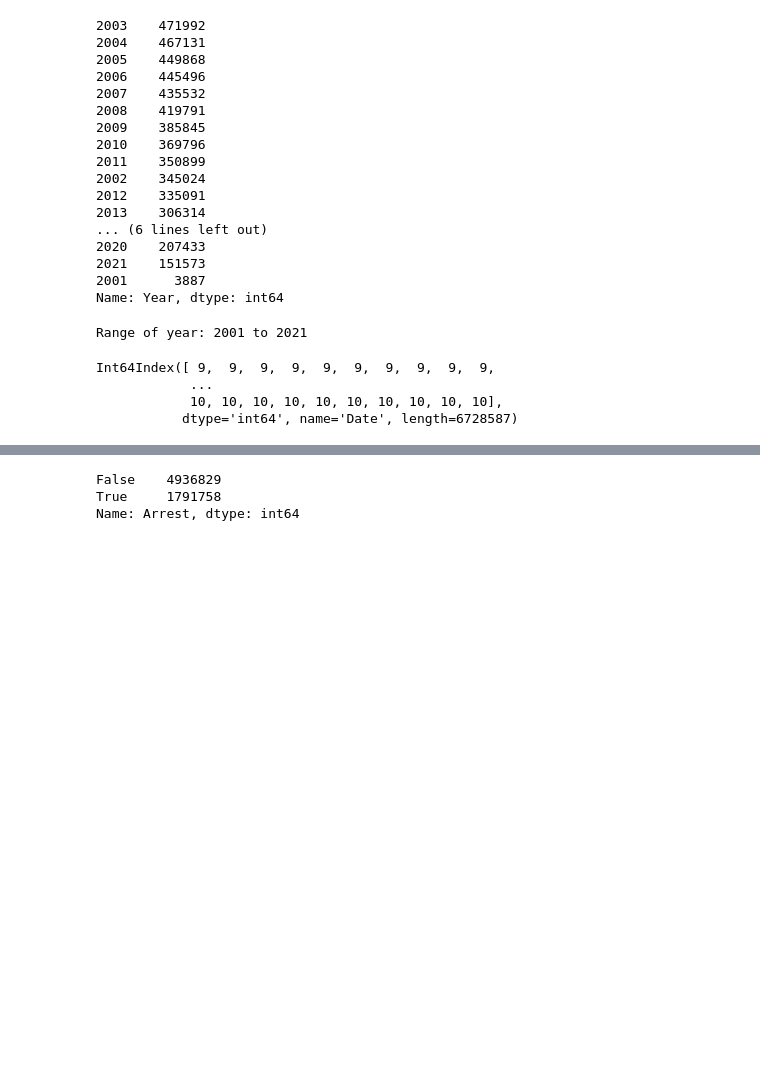
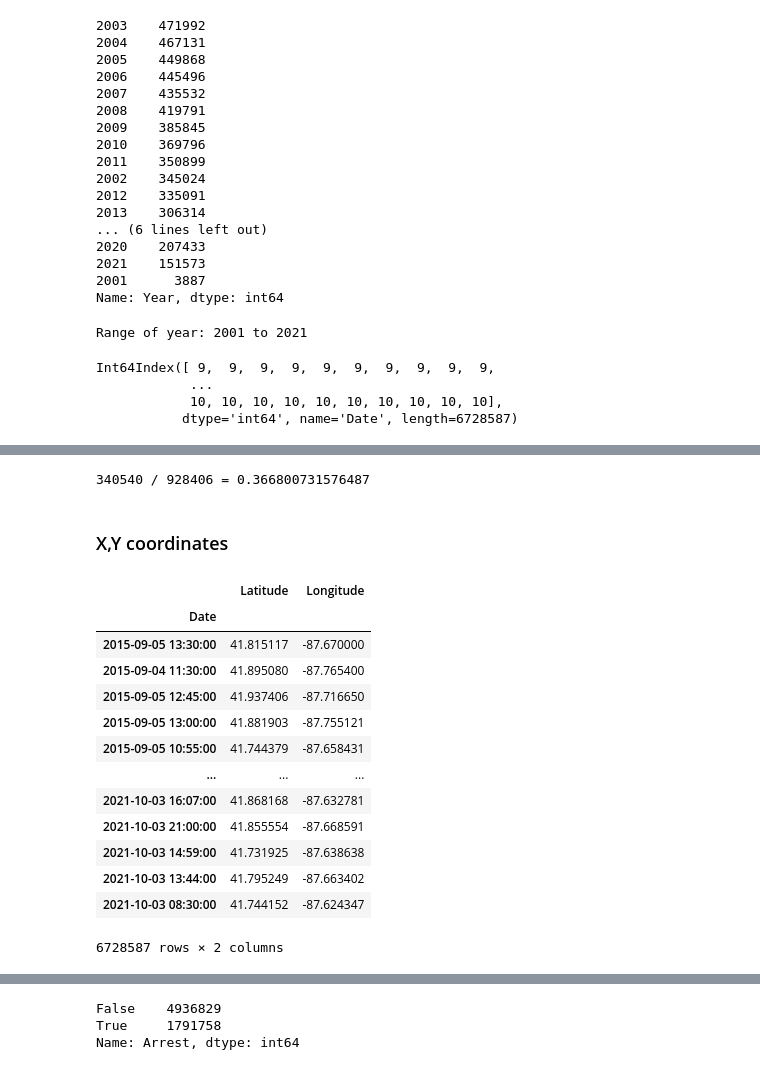
Before and after one commit to ajshedivy/CrimeAnalysisML, a Jupyter notebook: EDA/data_download.ipynb, the cells around one changed output, grey strips where cells are left out. Cells and saved outputs as stored; diff of their text form; code cells hidden in the pictures; blank space fills up the shorter version.

```diff
--- a/EDA/data_download.ipynb
+++ b/EDA/data_download.ipynb
@@ -158,0 +165,6 @@ data.shape
+# %%
+from pandas.tseries.holiday import USFederalHolidayCalendar as calendar
+
+cal = calendar()
+holidays = cal.holidays(start=data['Datetime'].min(), end=data['Datetime'].max())
+data['Holiday'] = data['Datetime'].dt.date.astype('datetime64').isin(holidays)
@@ -158,0 +179,23 @@ data.shape
+# %%
+from datetime import datetime, time
+
+def time_in_range(start, end, x):
+    """Return true if x is in the inclusive range [start, end]"""
+    if start <= end:
+        return start <= x <= end
+    else:
+        return start <= x or x <= end
+
+def map_business_hours(date):
+
+    # Convert military time to AM & PM
+    time_parsed = date.time()
+    business_start = time(8, 0, 0)
+    business_end = time(18, 0, 0)
+
+    if time_in_range(business_start, business_end, time_parsed):
+        return 1
+    else:
+        return 0
+
+data['BusinessHour'] = data['Datetime'].map(map_business_hours).astype('uint8')
@@ -158,0 +214,2 @@ data.shape
+# %%
+data['Season'] = (data['Month']%12 + 3) // 3
@@ -158,0 +278,25 @@ data.shape
+# %%
+res_domestic = data[(data['Location Description'] == 'RESIDENCE') & (data['Domestic'] == True)].shape[0]
+total_domestic = data[data.Domestic == True].shape[0]
+print(f"{res_domestic} / {total_domestic} = {res_domestic/total_domestic}")
+# %% [output]
+340540 / 928406 = 0.366800731576487
+# %% [markdown]
+### X,Y coordinates
+# %%
+data.loc[:, ['Latitude', 'Longitude']]
+# %% [output]
+|  | Latitude | Longitude |
+| Date |  |  |
+| 2015-09-05 13:30:00 | 41.815117 | -87.670000 |
+| 2015-09-04 11:30:00 | 41.895080 | -87.765400 |
+| 2015-09-05 12:45:00 | 41.937406 | -87.716650 |
+| 2015-09-05 13:00:00 | 41.881903 | -87.755121 |
+| 2015-09-05 10:55:00 | 41.744379 | -87.658431 |
+| ... | ... | ... |
+| 2021-10-03 16:07:00 | 41.868168 | -87.632781 |
+| 2021-10-03 21:00:00 | 41.855554 | -87.668591 |
+| 2021-10-03 14:59:00 | 41.731925 | -87.638638 |
+| 2021-10-03 13:44:00 | 41.795249 | -87.663402 |
+| 2021-10-03 08:30:00 | 41.744152 | -87.624347 |
+6728587 rows × 2 columns
```
Also changed, not shown: parts of 57 cells of this notebook, 2 other files.
